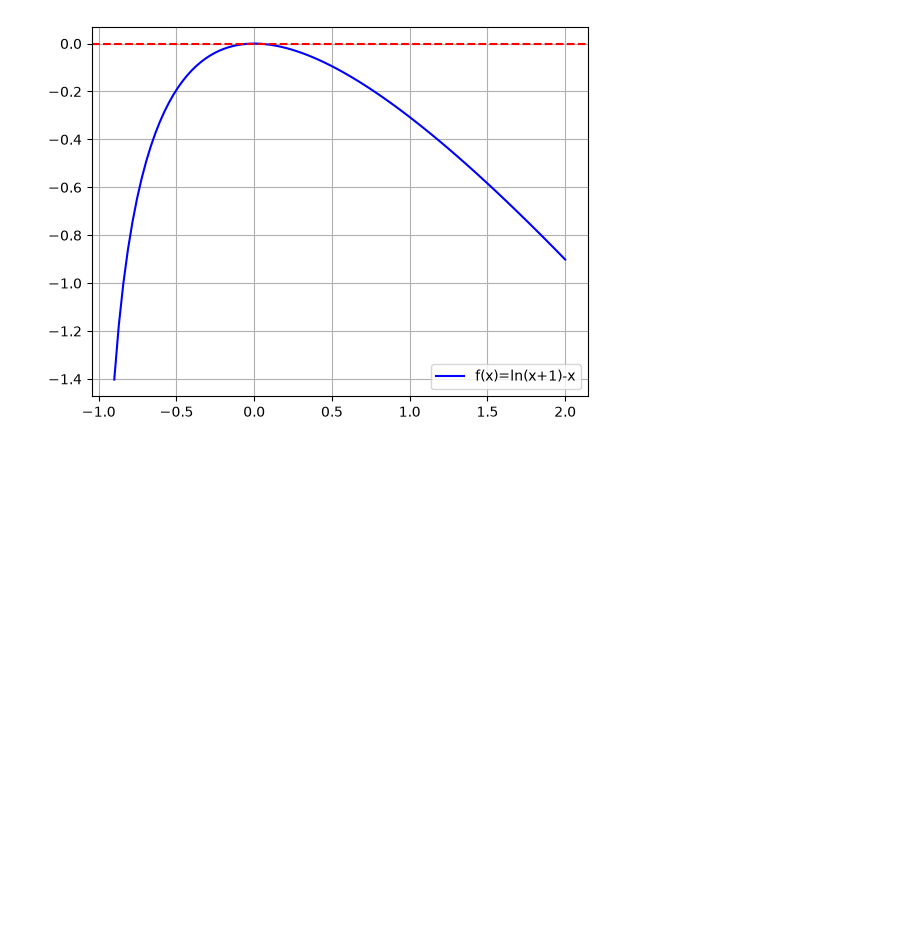
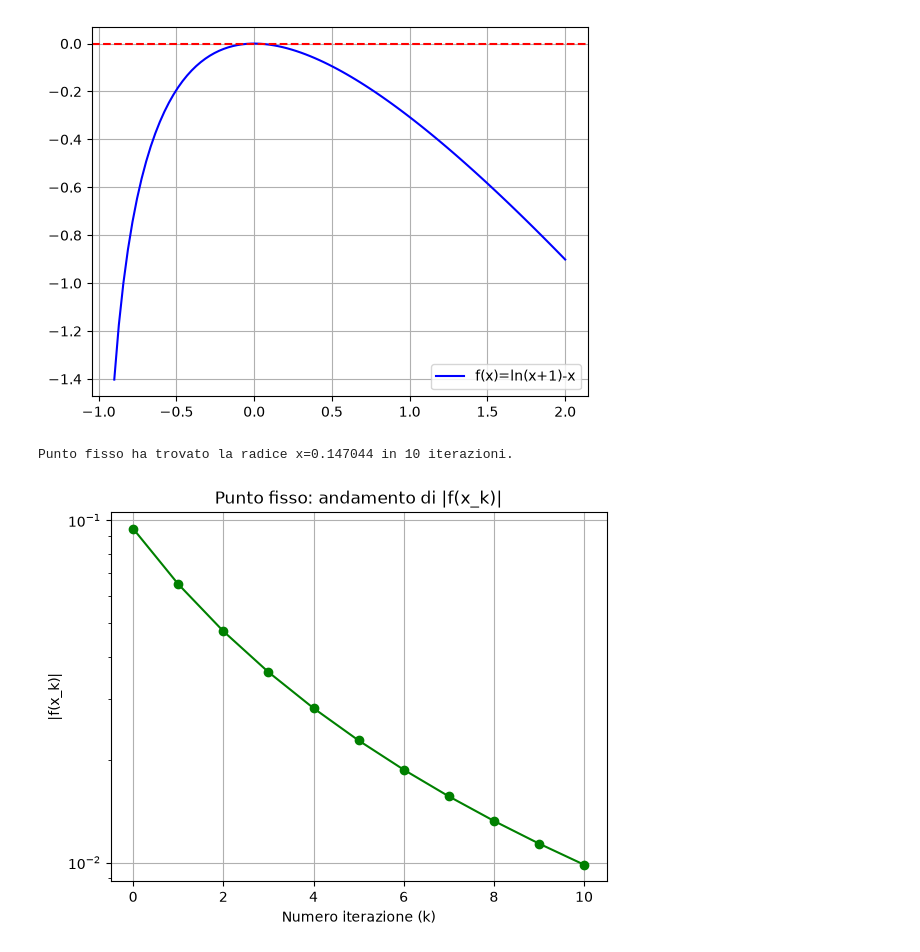
Before and after one commit to Cricca23/Calcolo_numerico, a Jupyter notebook: homework1.ipynb, the cells around one changed output. Saved outputs shown, nothing was run; the diff lists cells and outputs as text; code cells hidden in the pictures; blank space fills up the shorter version.

```diff
--- a/homework1.ipynb
+++ b/homework1.ipynb
@@ -15,3 +15,32 @@ plt.legend()
 plt.show()
 # %% [output]
 [figure]
+# %%
+def g(x):
+    return np.log(x+1)
+
+def punto_fisso(x0,tol,max_iter):
+    x_k=x0
+    valori_f=[]
+    for k in range(max_iter):
+        errore=np.abs(f(x_k))
+        valori_f.append(errore)
+        if errore<tol:
+            print(f"Punto fisso ha trovato la radice x={x_k:.6f} in {k} iterazioni.")
+            break
+        x_k=g(x_k)
+    return valori_f
+x0=0.5
+tolleranza=1e-2
+iterazioni_massime=1000
+errori_pf=punto_fisso(x0,tolleranza,iterazioni_massime)
+plt.plot(errori_pf,marker='o', color="green")
+plt.title("Punto fisso: andamento di |f(x_k)|")
+plt.xlabel("Numero iterazione (k)")
+plt.ylabel("|f(x_k)|")
+plt.yscale("log")
+plt.grid()
+plt.show()
+# %% [output]
+Punto fisso ha trovato la radice x=0.147044 in 10 iterazioni.
+[figure, added]
```
Also changed, not shown: parts of 11 cells of this notebook, 3 other files.
